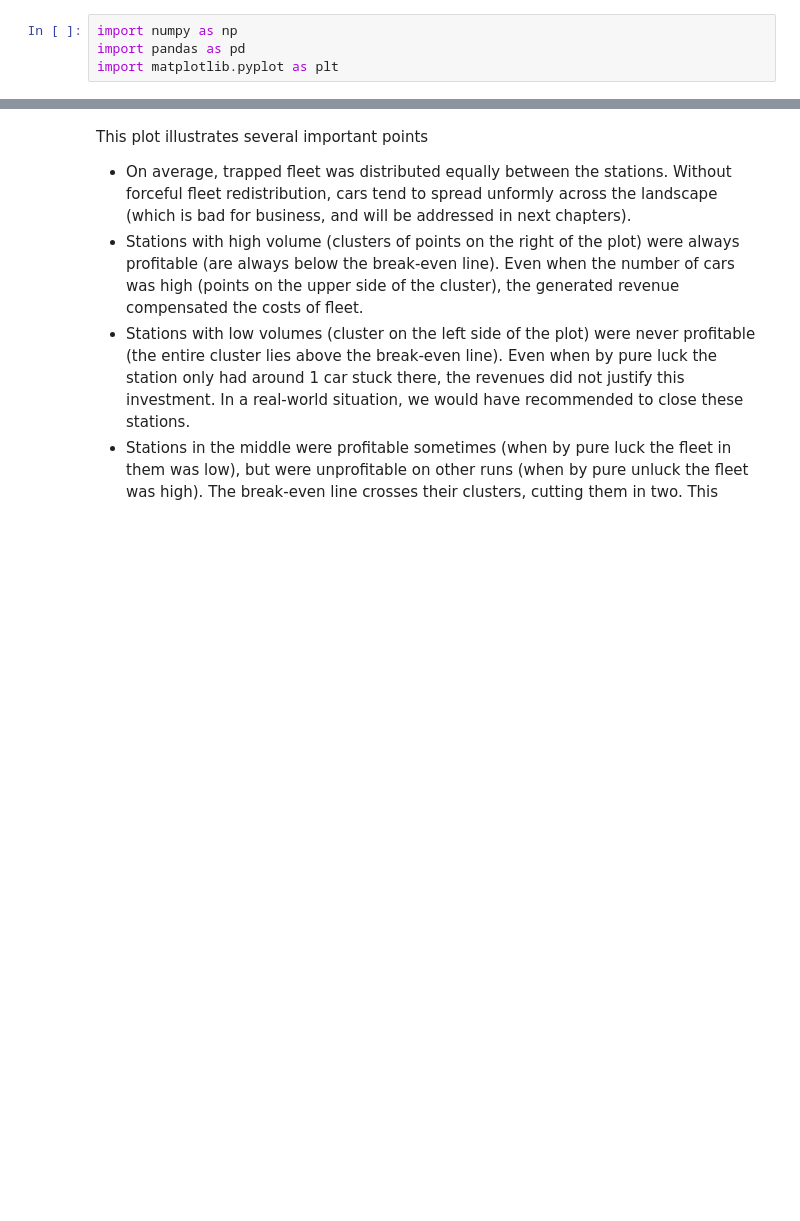
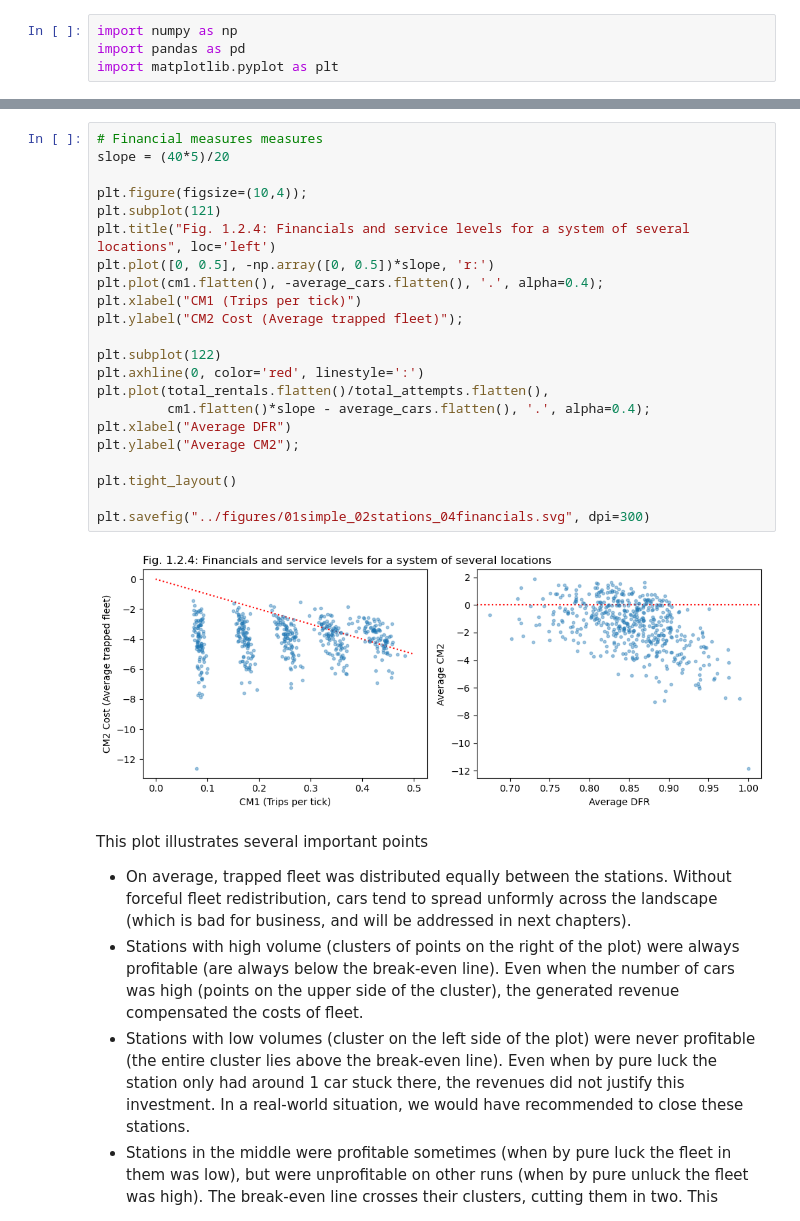
Before and after one commit to khakhalin/carsharing101, a Jupyter notebook: scripts/01natural_02stations.ipynb, the cells around one changed output, grey strips where cells are left out. Drawn from its saved outputs; the diff is of its cells as text; blank space fills up the shorter version.

```diff
--- a/scripts/01natural_02stations.ipynb
+++ b/scripts/01natural_02stations.ipynb
@@ -130,3 +171,27 @@ plt.savefig("../figures/01simple_02stations_02financials.svg", dpi=300)
+# %%
+# Financial measures measures
+slope = (40*5)/20
+
+plt.figure(figsize=(10,4));
+plt.subplot(121)
+plt.title("Fig. 1.2.4: Financials and service levels for a system of several locations", loc='left')
+plt.plot([0, 0.5], -np.array([0, 0.5])*slope, 'r:')
+plt.plot(cm1.flatten(), -average_cars.flatten(), '.', alpha=0.4);
+plt.xlabel("CM1 (Trips per tick)")
+plt.ylabel("CM2 Cost (Average trapped fleet)");
+
+plt.subplot(122)
+plt.axhline(0, color='red', linestyle=':')
+plt.plot(total_rentals.flatten()/total_attempts.flatten(),
+         cm1.flatten()*slope - average_cars.flatten(), '.', alpha=0.4);
+plt.xlabel("Average DFR")
+plt.ylabel("Average CM2");
+
+plt.tight_layout()
+
+plt.savefig("../figures/01simple_02stations_04financials.svg", dpi=300)
+# %% [output]
+[figure, added]
 # %% [markdown]
 This plot illustrates several important points
 * On average, trapped fleet was distributed equally between the stations. Without forceful fleet redistribution, cars tend to spread unformly across the landscape (which is bad for business, and will be addressed in next chapters).
```
Also changed, not shown: parts of 6 cells of this notebook, 9 other files.
